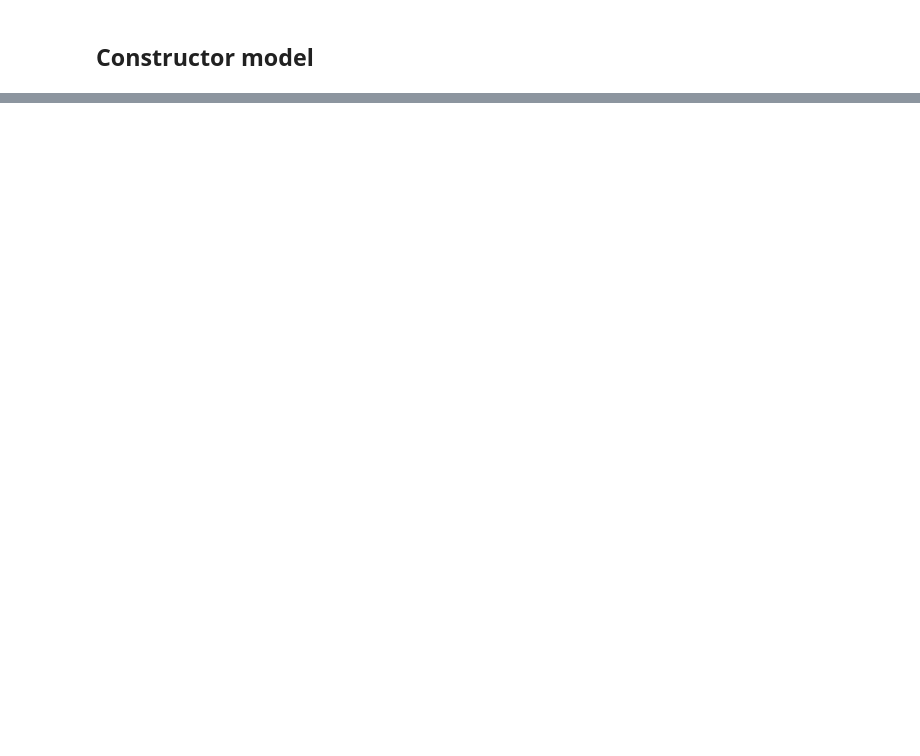
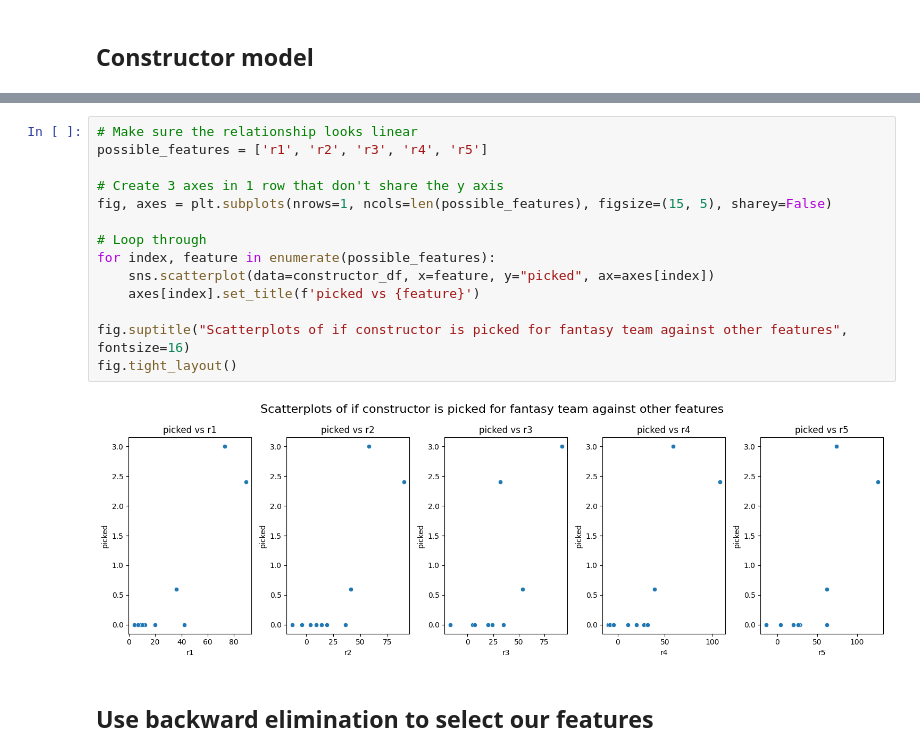
Before and after one commit to ldhaliwal/F1FantasyTeamOptimizer, a Jupyter notebook: model.ipynb, the cells around one changed output, grey strips where cells are left out. Saved outputs shown, nothing was run; the diff lists cells and outputs as text; blank space fills up the shorter version.

```diff
--- a/model.ipynb
+++ b/model.ipynb
@@ -32,0 +69,18 @@ constructor_df = pd.read_csv("data/driver_data.csv")
+# %%
+# Make sure the relationship looks linear
+possible_features = ['r1', 'r2', 'r3', 'r4', 'r5']
+
+# Create 3 axes in 1 row that don't share the y axis
+fig, axes = plt.subplots(nrows=1, ncols=len(possible_features), figsize=(15, 5), sharey=False)
+
+# Loop through
+for index, feature in enumerate(possible_features):
+    sns.scatterplot(data=constructor_df, x=feature, y="picked", ax=axes[index])
+    axes[index].set_title(f'picked vs {feature}')
+
+fig.suptitle("Scatterplots of if constructor is picked for fantasy team against other features", fontsize=16)
+fig.tight_layout()
+# %% [output]
+[figure, added]
+# %% [markdown]
+## Use backward elimination to select our features
```
Also changed, not shown: parts of 10 cells of this notebook, 2 other files.
